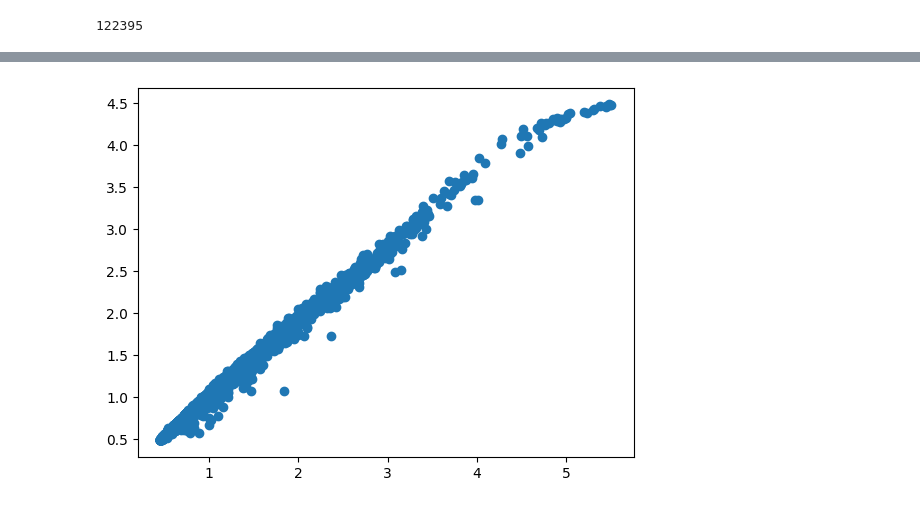
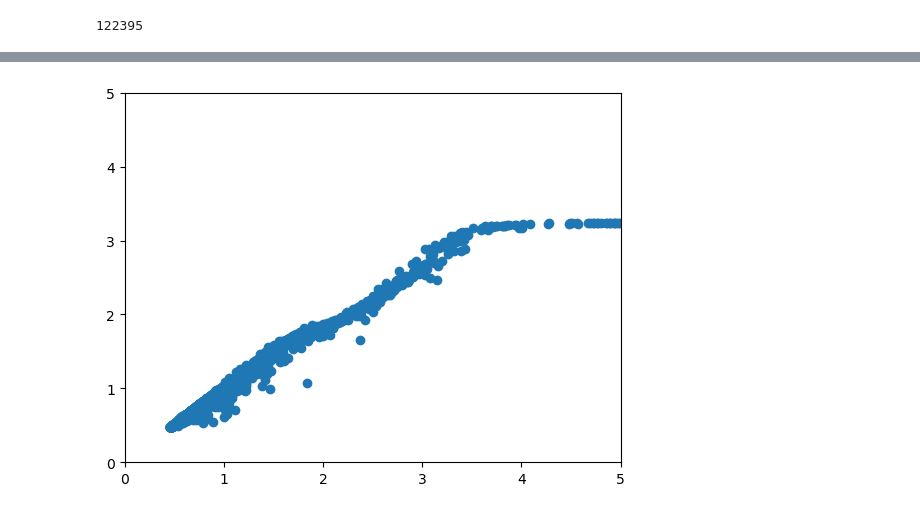
Before and after one commit to BrendanGramp/UMDAOSC650, a Jupyter notebook: AOSC650RNNFinalProject.ipynb, the cells around one changed output, grey strips where cells are left out. Saved outputs shown, nothing was run; the diff lists cells and outputs as text; code cells hidden in the pictures.

```diff
--- a/AOSC650RNNFinalProject.ipynb
+++ b/AOSC650RNNFinalProject.ipynb
@@ -235,0 +660,3 @@ np.where(datasetthree["Time2"]==400170)[0][0]
+# %%
+testtargetds=testtargetds[0:245000]
+testtargetds = [testtargetds]
@@ -236,9 +687,9 @@ np.where(datasetthree["Time2"]==400170)[0][0]
 # %%
 # train test split by years
-trainds = train[0:90000]
-traintargetds = [target[0:90000]]
-testds = train[90000:]
-testtargetds = [target[90000:]]
+#trainds = train[0:90000]
+#traintargetds = [target[0:90000]]
+#testds = train[90000:]
+#testtargetds = [target[90000:]]
 # %%
 trainds = np.array(trainds)
 traintargetds = np.array(traintargetds).T
@@ -322,12 +767,16 @@ print(data.shape, traintargetds.shape, n_features)
 regressor = Sequential()
 
 # LSTM; input shape is 1 (for one time step at a time) and n_features which is also 1 for our toy example
-regressor.add(keras.layers.Input(shape=(4, 3)))
+regressor.add(keras.layers.Input(shape=(1, 5)))
 
 # don't return sequence; just the last output of the input sequence
 regressor.add(LSTM(units=128, return_sequences=False))
 
-#regressor.add(Dense(32))
+regressor.add(Dense(64))
+regressor.add(Activation('linear'))
+
+regressor.add(Dense(8))
+regressor.add(Activation('linear'))
 
 # one neuron for output prediction
 regressor.add(Dense(1))
@@ -341,6 +790,8 @@ METRICS = [
 # compile model
 regressor.compile(keras.optimizers.Adam(learning_rate=0.002), loss='mean_squared_error', metrics=METRICS)
 
+keras.utils.set_random_seed(1010)
+
 # what does graph look like?
 regressor.summary()
 # %% [output]
@@ -362,4 +819,4 @@ _________________________________________________________________
 # %%
 # train the lstm!
-history = regressor.fit(x = trainds, y = traintargetds, validation_split=0.1, epochs=20, batch_size = 500, shuffle=True)
+history = regressor.fit(x = trainds, y = traintargetds, validation_split=0.2, epochs=80, batch_size = 2000, shuffle=True)
 # %% [output]
@@ -429,11 +895,11 @@ print(oni_predictions.shape, testtargetds.shape)
 # %%
 # how did we do!?
 plt.scatter(
     testtargetds,
     oni_predictions
     )
-#plt.xlim([-3,3])
-#plt.ylim([-3,3])
+plt.xlim([0,5])
+plt.ylim([0,5])
 plt.show()
 # %% [output]
-[figure, old version]
+[figure, new version]
```
Also changed, not shown: parts of 115 cells of this notebook.
